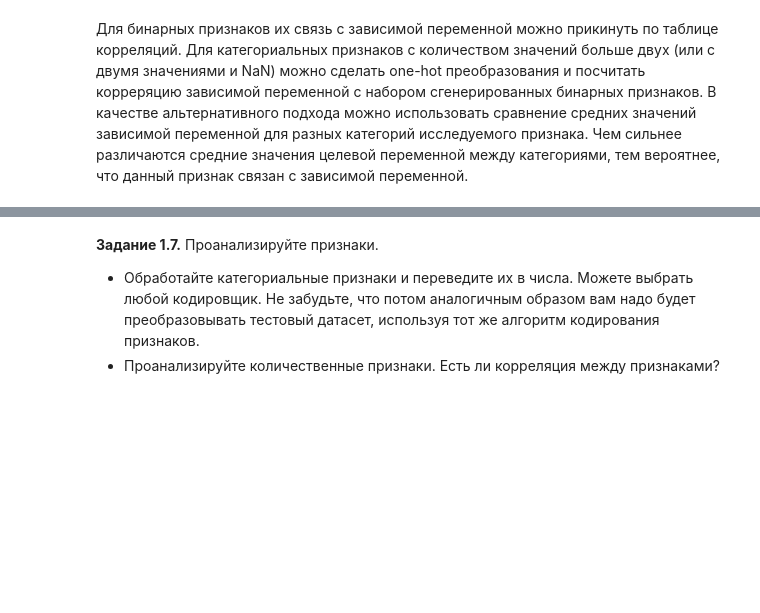
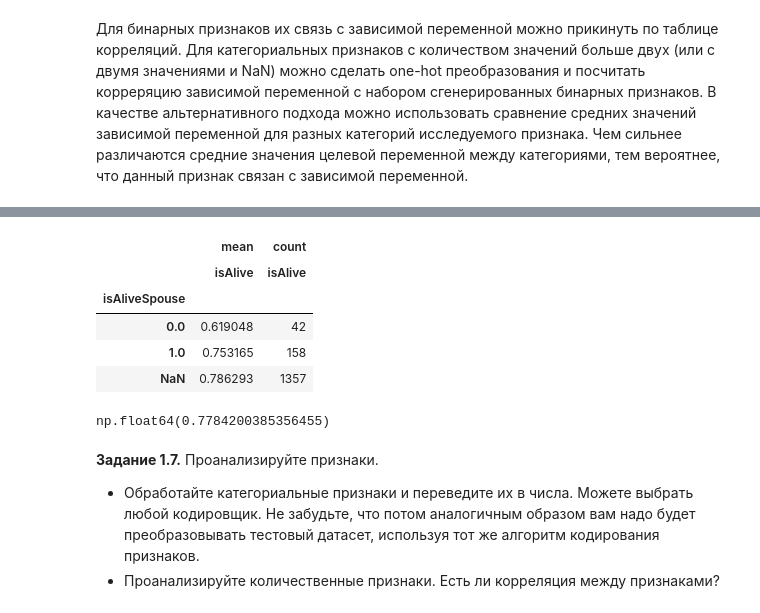
Before and after one commit to EgorOvechkin/EgorOvechkin.github.io, a Jupyter notebook: week_01_ml_intro/Homework/hw_1_game_of_thrones.ipynb, the cells around one changed output, grey strips where cells are left out. Cells and saved outputs as stored; diff of their text form; code cells hidden in the pictures; blank space fills up the shorter version.

```diff
--- a/week_01_ml_intro/Homework/hw_1_game_of_thrones.ipynb
+++ b/week_01_ml_intro/Homework/hw_1_game_of_thrones.ipynb
@@ -508,3 +514,16 @@ data.describe(include = np.number).T[['count', 'min', 'max']].assign(N_unique_va
+# %%
+pd.pivot_table(data = data, values = 'isAlive', index = 'isAliveSpouse', aggfunc=['mean', 'count'], dropna=False)
+# %% [output]
+|  | mean | count |
+|  | isAlive | isAlive |
+| isAliveSpouse |  |  |
+| 0.0 | 0.619048 | 42 |
+| 1.0 | 0.753165 | 158 |
+| NaN | 0.786293 | 1357 |
+# %%
+data["isAlive"].mean()
+# %% [output]
+np.float64(0.7784200385356455)
 # %% [markdown]
 **Задание 1.7.** Проанализируйте признаки.
   * Обработайте категориальные признаки и переведите их в числа. Можете выбрать любой кодировщик. Не забудьте, что потом аналогичным образом вам надо будет преобразовывать тестовый датасет, используя тот же алгоритм кодирования признаков.
```
Also changed, not shown: parts of 2 cells of this notebook.
